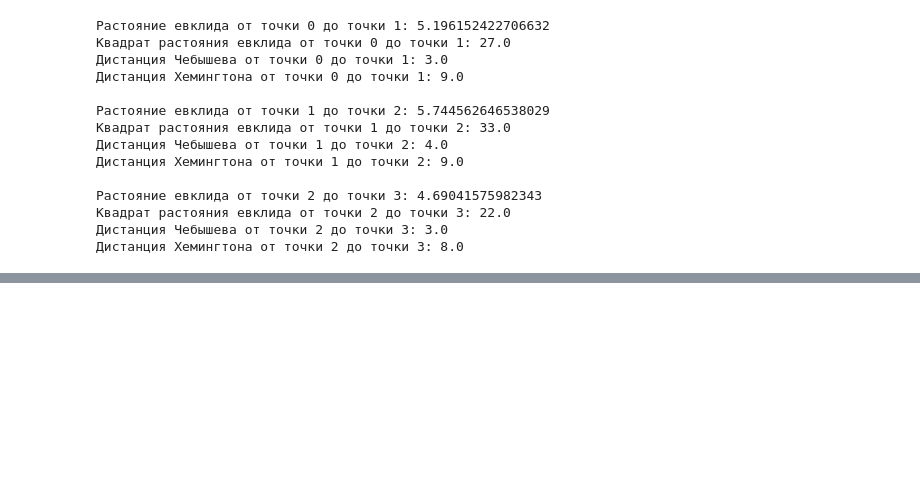
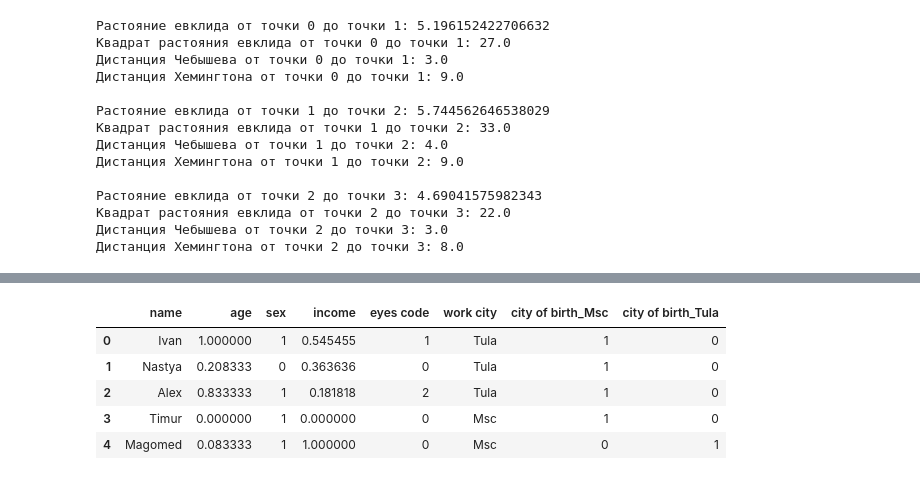
Before and after one commit to jeveungateu/Fundamentals_of_Machine_Learning, a Jupyter notebook: Medzhidov BFBO-01-22 RB 4.ipynb, the cells around one changed output, grey strips where cells are left out. Cells and saved outputs as stored; diff of their text form; code cells hidden in the pictures; blank space fills up the shorter version.

```diff
--- a/Medzhidov BFBO-01-22 RB 4.ipynb
+++ b/Medzhidov BFBO-01-22 RB 4.ipynb
@@ -59,0 +134,40 @@ print(1)
+# %%
+# TODO: Создать свой пример датафрейма, описывающий объект исследования
+#   человек набором признаком. Произвести предобработку данных.
+#   Произвести нормировку данных в диапазон от 0 до 1. Перевести
+#   категориальные данные в числовые. Если есть идеи, предложите свои
+#   варианты обработки данных.
+
+import pandas as pd
+from sklearn.preprocessing import MinMaxScaler
+
+pd.set_option('display.max_columns', None)
+
+df = pd.DataFrame({
+    'name': ['Ivan', 'Nastya', 'Alex', 'Timur', 'Magomed'],
+    'age': [45, 26, 41, 21, 23],
+    'sex': ['m', 'f', 'm', 'm', 'm'],
+    'income': [100000, 80000, 60000, 40000, 150000],
+    'eyes code': ['green', 'black', 'blue', 'black', 'black'],
+    'city of birth': ['Msc', 'Msc', 'Msc', 'Msc', 'Tula'],
+    'work city': ['Tula', 'Tula', 'Tula', 'Msc', 'Msc']},
+    index=[0, 1, 2, 3, 4])
+
+sex_code = {'m': 1, 'f': 0}
+eyes_code = {'green': 1, 'black': 0,'blue':2}
+df['sex'] = df['sex'].replace(sex_code)
+df['eyes code'] = df['eyes code'].replace(eyes_code)
+
+scaler = MinMaxScaler()
+df[['age']] = scaler.fit_transform(df[['age']])
+df[['income']] = scaler.fit_transform(df[['income']])
+
+df = pd.get_dummies(df, columns=['city of birth'])
+df
+# %% [output]
+|  | name | age | sex | income | eyes code | work city | city of birth_Msc | city of birth_Tula |
+| 0 | Ivan | 1.000000 | 1 | 0.545455 | 1 | Tula | 1 | 0 |
+| 1 | Nastya | 0.208333 | 0 | 0.363636 | 0 | Tula | 1 | 0 |
+| 2 | Alex | 0.833333 | 1 | 0.181818 | 2 | Tula | 1 | 0 |
+| 3 | Timur | 0.000000 | 1 | 0.000000 | 0 | Msc | 1 | 0 |
+| 4 | Magomed | 0.083333 | 1 | 1.000000 | 0 | Msc | 0 | 1 |
```
Also changed, not shown: parts of 5 cells of this notebook, 1 other file.
